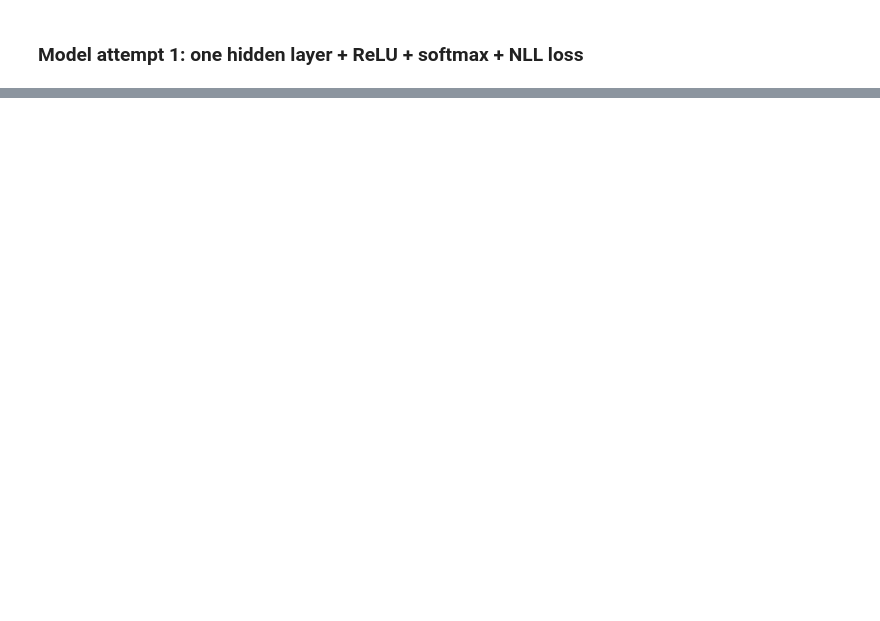
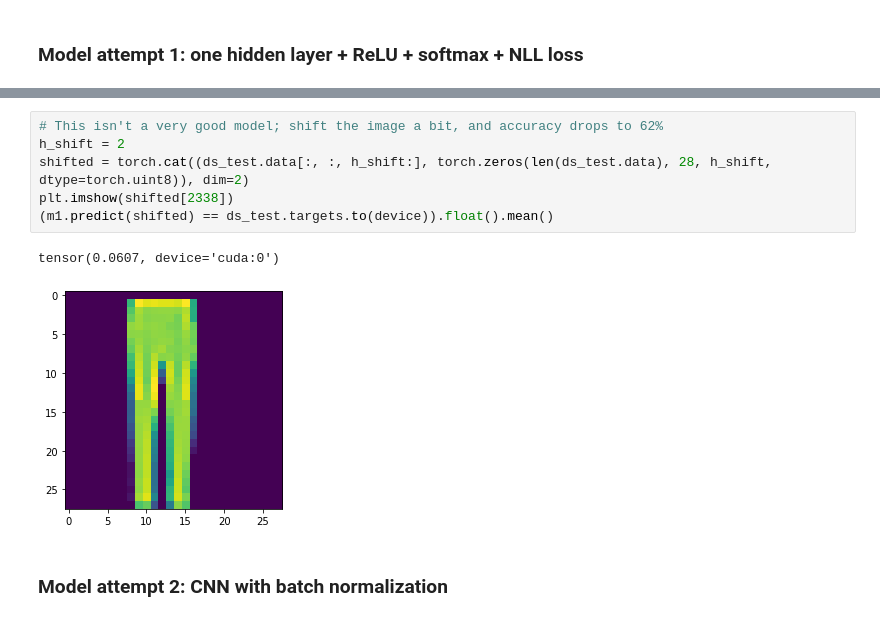
Before and after one commit to cgst/nn, a Jupyter notebook: Fashion MNIST.ipynb, the cells around one changed output, grey strips where cells are left out. Drawn from its saved outputs; the diff is of its cells as text; blank space fills up the shorter version.

```diff
--- a/Fashion MNIST.ipynb
+++ b/Fashion MNIST.ipynb
@@ -118,0 +136,11 @@ device(type='cuda', index=0)
+# %%
+# This isn't a very good model; shift the image a bit, and accuracy drops to 62%
+h_shift = 2
+shifted = torch.cat((ds_test.data[:, :, h_shift:], torch.zeros(len(ds_test.data), 28, h_shift, dtype=torch.uint8)), dim=2)
+plt.imshow(shifted[2338])
+(m1.predict(shifted) == ds_test.targets.to(device)).float().mean()
+# %% [output]
+tensor(0.0607, device='cuda:0')
+[figure, added]
+# %% [markdown]
+### Model attempt 2: CNN with batch normalization
```
Also changed, not shown: parts of 12 cells of this notebook.
